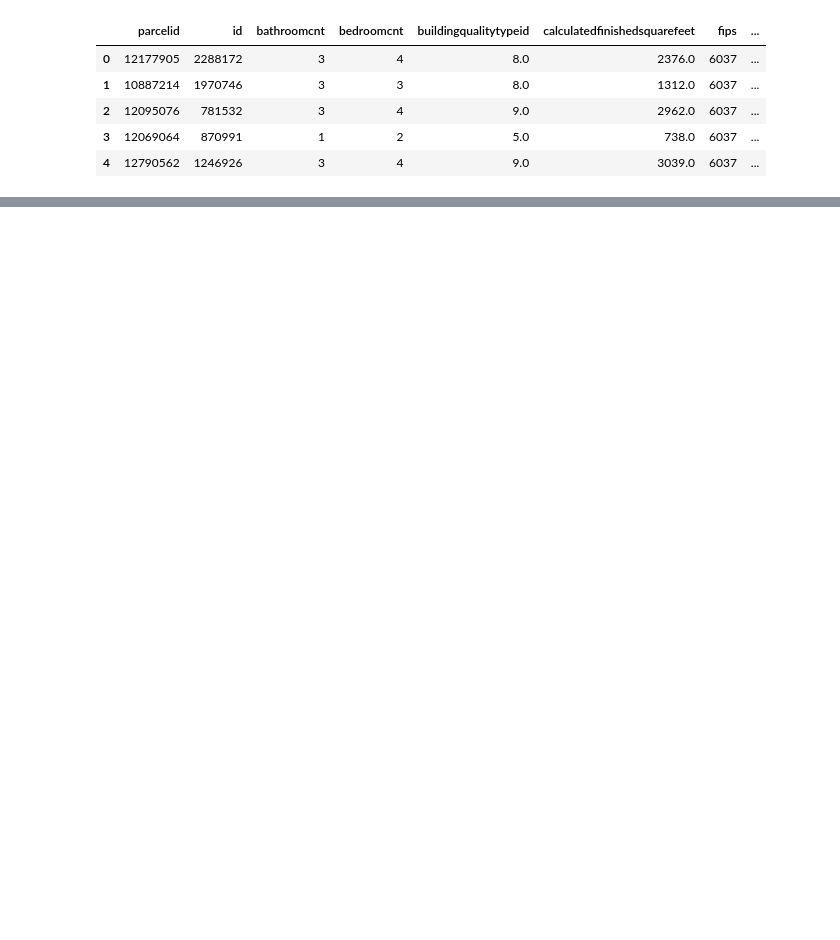
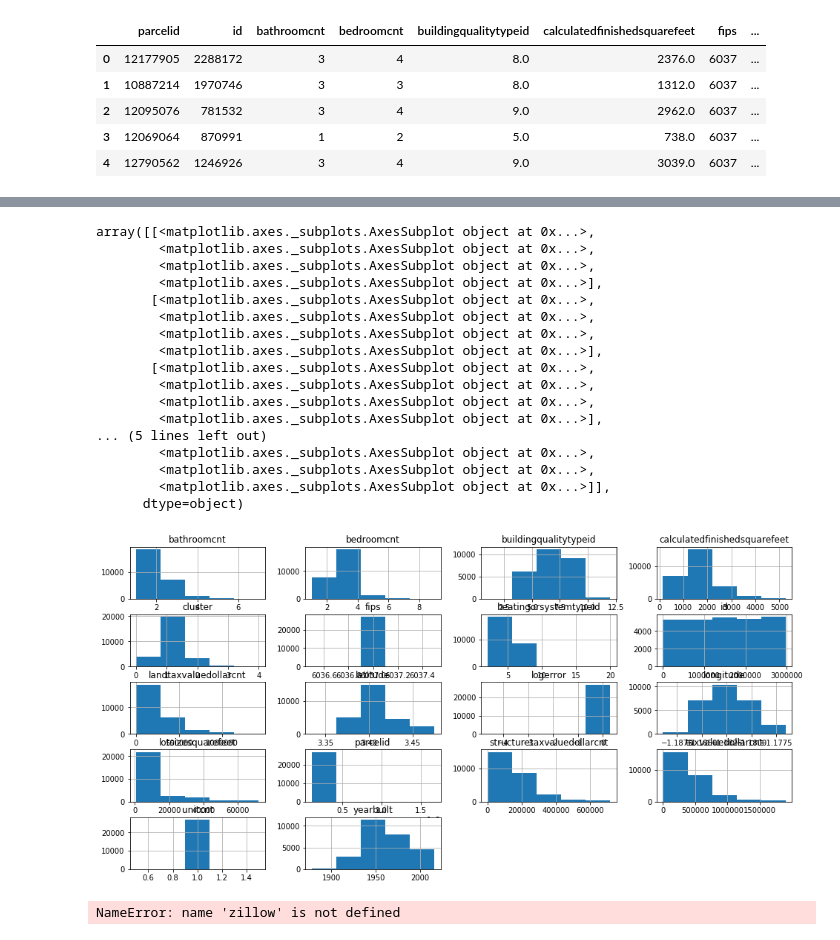
Before and after one commit to Osdorn-Typewriter-Repair/osdorn_project, a Jupyter notebook: osdorn_paddy.ipynb, the cells around one changed output, grey strips where cells are left out. Cells and saved outputs as stored; diff of their text form; code cells hidden in the pictures; blank space fills up the shorter version.

```diff
--- a/osdorn_paddy.ipynb
+++ b/osdorn_paddy.ipynb
@@ -239,0 +269,2 @@ new_df.describe()
+# %%
+train, test = train_test_split(new_df, test_size=.30)
@@ -239,0 +312,6 @@ new_df.describe()
+# %%
+X_train = train.drop(columns ='logerror')
+y_train = train[['logerror']]
+X_test = test.drop(columns ='logerror')
+y_test = test[['logerror']]
+y_train
@@ -239,0 +337,9 @@ new_df.describe()
+# %%
+def target_cluster(y_train,X_train):
+    kmeans = KMeans(n_clusters=5)
+    kmeans.fit(y_train)
+    y_train['cluster'] = kmeans.predict(y_train)
+    train = X_train.merge(y_train,left_index=True,right_index=True)
+    return train
+# %%
+train = target_cluster(y_train,X_train)
@@ -239,0 +356,30 @@ new_df.describe()
+# %%
+train.hist(figsize=(16, 8), bins=5, log=False)
+# %% [output]
+array([[<matplotlib.axes._subplots.AxesSubplot object at 0x...>,
+        <matplotlib.axes._subplots.AxesSubplot object at 0x...>,
+        <matplotlib.axes._subplots.AxesSubplot object at 0x...>,
+        <matplotlib.axes._subplots.AxesSubplot object at 0x...>],
+       [<matplotlib.axes._subplots.AxesSubplot object at 0x...>,
+        <matplotlib.axes._subplots.AxesSubplot object at 0x...>,
+        <matplotlib.axes._subplots.AxesSubplot object at 0x...>,
+        <matplotlib.axes._subplots.AxesSubplot object at 0x...>],
+       [<matplotlib.axes._subplots.AxesSubplot object at 0x...>,
+        <matplotlib.axes._subplots.AxesSubplot object at 0x...>,
+        <matplotlib.axes._subplots.AxesSubplot object at 0x...>,
+        <matplotlib.axes._subplots.AxesSubplot object at 0x...>],
+... (5 lines left out)
+        <matplotlib.axes._subplots.AxesSubplot object at 0x...>,
+        <matplotlib.axes._subplots.AxesSubplot object at 0x...>,
+        <matplotlib.axes._subplots.AxesSubplot object at 0x...>]],
+      dtype=object)
+[figure, added]
+# %%
+for i in train[col].unique().tolist():
+            mean = train[train[col] == i].logerror.mean()
+            std = train[train[col] == i].logerror.std()
+            x = np.linspace(mean-.5,mean+.5,1000)
+            y = norm.pdf(x, loc=mean, scale=std)    # for example
+            plt.plot(x,y, label = i)
+# %% [output]
+NameError: name 'zillow' is not defined
```
Also changed, not shown: parts of 16 cells of this notebook.
